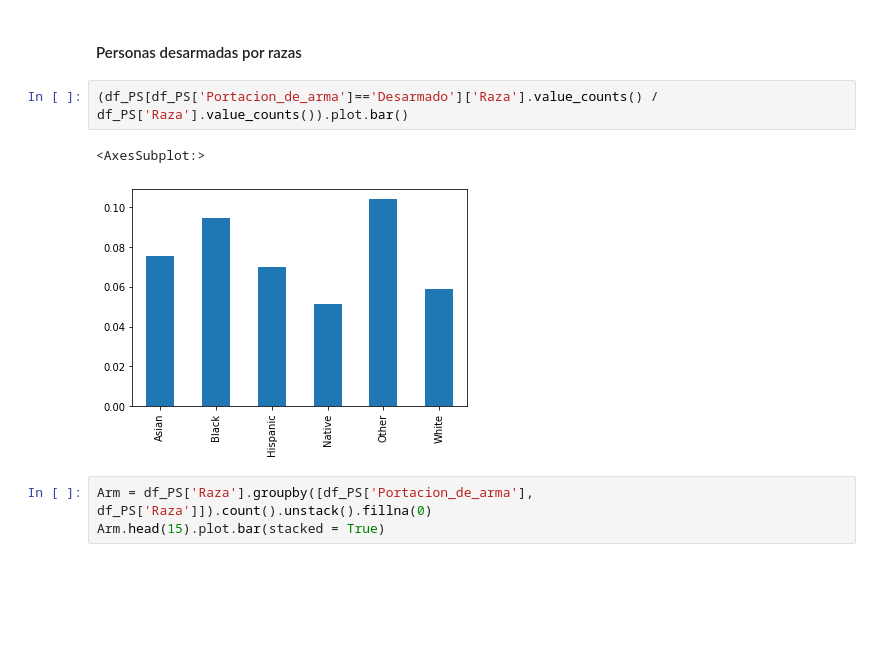
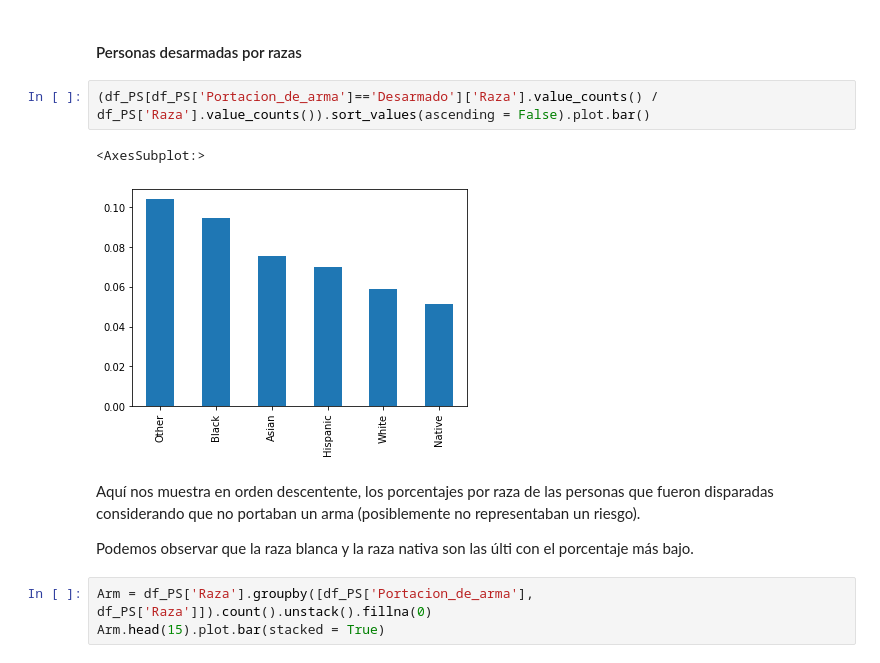
Before and after one commit to EmmanuelGalvan/MineriaDatos, a Jupyter notebook: Archivos/PIA/AvancePIA_II_Grupo3_Equipo9.ipynb, the cells around one changed output. Cells and saved outputs as stored; diff of their text form; blank space fills up the shorter version.

```diff
--- a/Archivos/PIA/AvancePIA_II_Grupo3_Equipo9.ipynb
+++ b/Archivos/PIA/AvancePIA_II_Grupo3_Equipo9.ipynb
@@ -308,10 +317,14 @@ Text(0.5, 1.0, 'Proporción de otras razas')
 # %% [markdown]
 #### Personas desarmadas por razas
 # %%
-(df_PS[df_PS['Portacion_de_arma']=='Desarmado']['Raza'].value_counts() / df_PS['Raza'].value_counts()).plot.bar()
+(df_PS[df_PS['Portacion_de_arma']=='Desarmado']['Raza'].value_counts() / df_PS['Raza'].value_counts()).sort_values(ascending = False).plot.bar()
 # %% [output]
 <AxesSubplot:>
-[figure, old version]
+[figure, new version]
+# %% [markdown]
+Aquí nos muestra en orden descentente, los porcentajes por raza de las personas que fueron disparadas considerando que no portaban un arma (posiblemente no representaban un riesgo).
+
+Podemos observar que la raza blanca y la raza nativa son las últi con el porcentaje más bajo.
 # %%
 Arm = df_PS['Raza'].groupby([df_PS['Portacion_de_arma'], df_PS['Raza']]).count().unstack().fillna(0)
 Arm.head(15).plot.bar(stacked = True)
```
Also changed, not shown: parts of 9 cells of this notebook.
